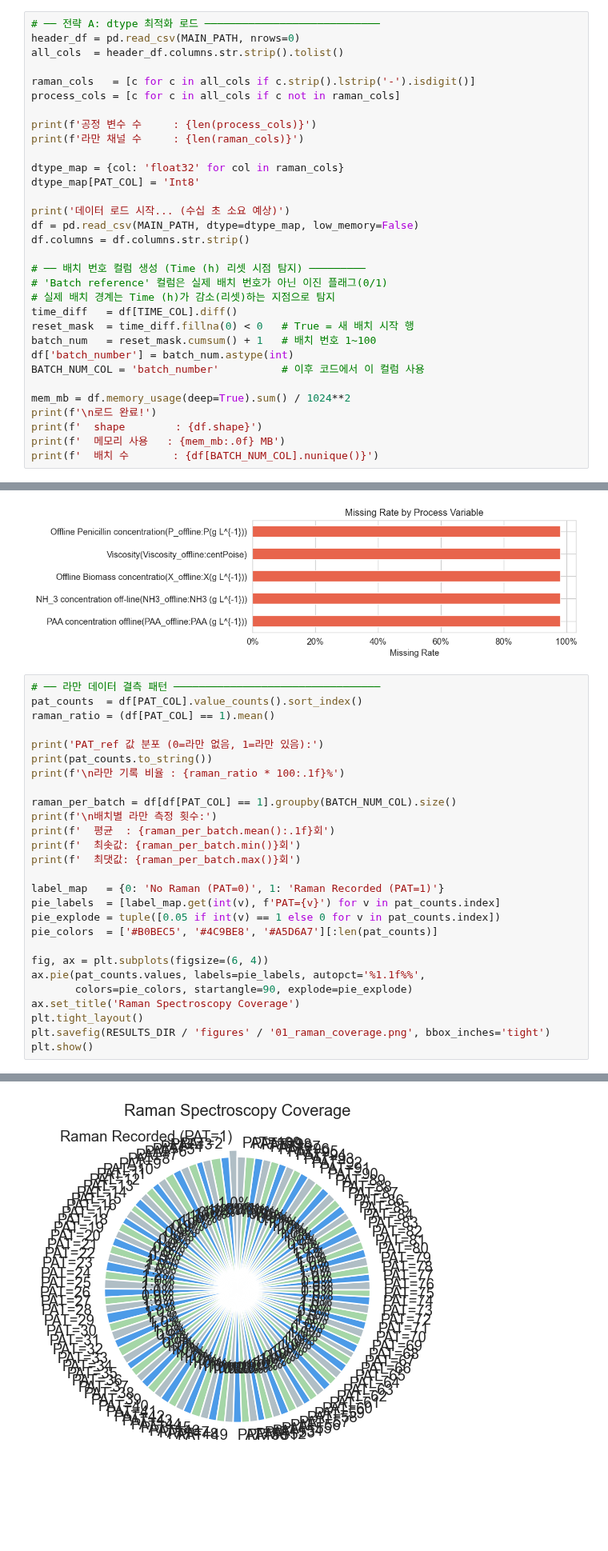
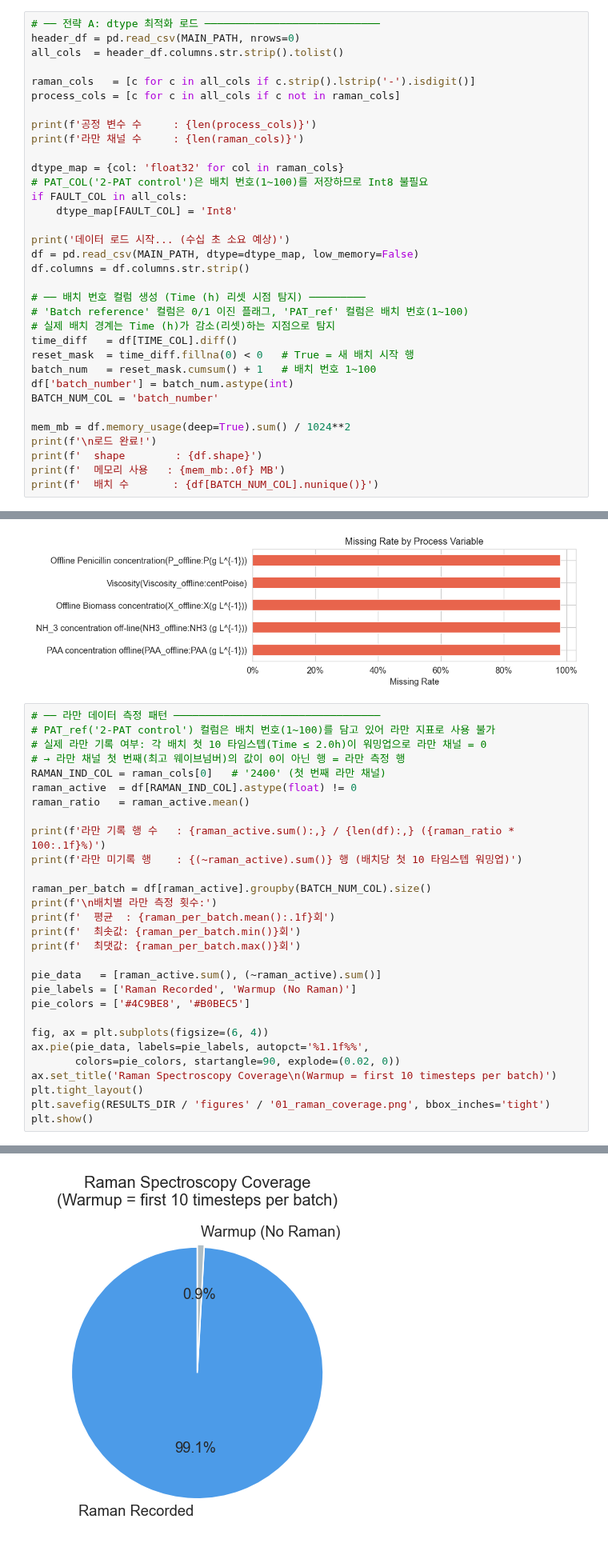
Before and after one commit to abc-engineer/indpensim-ai-research, a Jupyter notebook: notebooks/01_eda_statistical_analysis.ipynb, the cells around one changed output, grey strips where cells are left out. Shown at 80% size. Cells and saved outputs as stored; diff of their text form; blank space fills up the shorter version.

```diff
--- a/notebooks/01_eda_statistical_analysis.ipynb
+++ b/notebooks/01_eda_statistical_analysis.ipynb
@@ -86,20 +87,22 @@ print(f'공정 변수 수     : {len(process_cols)}')
 print(f'라만 채널 수     : {len(raman_cols)}')
 
 dtype_map = {col: 'float32' for col in raman_cols}
-dtype_map[PAT_COL] = 'Int8'
+# PAT_COL('2-PAT control')은 배치 번호(1~100)를 저장하므로 Int8 불필요
+if FAULT_COL in all_cols:
+    dtype_map[FAULT_COL] = 'Int8'
 
 print('데이터 로드 시작... (수십 초 소요 예상)')
 df = pd.read_csv(MAIN_PATH, dtype=dtype_map, low_memory=False)
 df.columns = df.columns.str.strip()
 
 # ── 배치 번호 컬럼 생성 (Time (h) 리셋 시점 탐지) ─────────
-# 'Batch reference' 컬럼은 실제 배치 번호가 아닌 이진 플래그(0/1)
+# 'Batch reference' 컬럼은 0/1 이진 플래그, 'PAT_ref' 컬럼은 배치 번호(1~100)
 # 실제 배치 경계는 Time (h)가 감소(리셋)하는 지점으로 탐지
 time_diff   = df[TIME_COL].diff()
 reset_mask  = time_diff.fillna(0) < 0   # True = 새 배치 시작 행
 batch_num   = reset_mask.cumsum() + 1   # 배치 번호 1~100
 df['batch_number'] = batch_num.astype(int)
-BATCH_NUM_COL = 'batch_number'          # 이후 코드에서 이 컬럼 사용
+BATCH_NUM_COL = 'batch_number'
 
 mem_mb = df.memory_usage(deep=True).sum() / 1024**2
 print(f'\n로드 완료!')
@@ -288,29 +291,31 @@ NH_3 concentration off-line(NH3_offline:NH3 (g L^{-1}))  0.981902
 PAA concentration offline(PAA_offline:PAA (g L^{-1}))    0.981902
 [figure]
 # %%
-# ── 라만 데이터 결측 패턴 ─────────────────────────────────
-pat_counts  = df[PAT_COL].value_counts().sort_index()
-raman_ratio = (df[PAT_COL] == 1).mean()
+# ── 라만 데이터 측정 패턴 ─────────────────────────────────
+# PAT_ref('2-PAT control') 컬럼은 배치 번호(1~100)를 담고 있어 라만 지표로 사용 불가
+# 실제 라만 기록 여부: 각 배치 첫 10 타임스텝(Time ≤ 2.0h)이 워밍업으로 라만 채널 = 0
+# → 라만 채널 첫 번째(최고 웨이브넘버)의 값이 0이 아닌 행 = 라만 측정 행
+RAMAN_IND_COL = raman_cols[0]   # '2400' (첫 번째 라만 채널)
+raman_active  = df[RAMAN_IND_COL].astype(float) != 0
+raman_ratio   = raman_active.mean()
 
-print('PAT_ref 값 분포 (0=라만 없음, 1=라만 있음):')
-print(pat_counts.to_string())
-print(f'\n라만 기록 비율 : {raman_ratio * 100:.1f}%')
+print(f'라만 기록 행 수   : {raman_active.sum():,} / {len(df):,} ({raman_ratio * 100:.1f}%)')
+print(f'라만 미기록 행    : {(~raman_active).sum()} 행 (배치당 첫 10 타임스텝 워밍업)')
 
-raman_per_batch = df[df[PAT_COL] == 1].groupby(BATCH_NUM_COL).size()
+raman_per_batch = df[raman_active].groupby(BATCH_NUM_COL).size()
 print(f'\n배치별 라만 측정 횟수:')
 print(f'  평균  : {raman_per_batch.mean():.1f}회')
 print(f'  최솟값: {raman_per_batch.min()}회')
 print(f'  최댓값: {raman_per_batch.max()}회')
 
-label_map   = {0: 'No Raman (PAT=0)', 1: 'Raman Recorded (PAT=1)'}
-pie_labels  = [label_map.get(int(v), f'PAT={v}') for v in pat_counts.index]
-pie_explode = tuple([0.05 if int(v) == 1 else 0 for v in pat_counts.index])
-pie_colors  = ['#B0BEC5', '#4C9BE8', '#A5D6A7'][:len(pat_counts)]
+pie_data   = [raman_active.sum(), (~raman_active).sum()]
+pie_labels = ['Raman Recorded', 'Warmup (No Raman)']
+pie_colors = ['#4C9BE8', '#B0BEC5']
 
 fig, ax = plt.subplots(figsize=(6, 4))
-ax.pie(pat_counts.values, labels=pie_labels, autopct='%1.1f%%',
-       colors=pie_colors, startangle=90, explode=pie_explode)
-ax.set_title('Raman Spectroscopy Coverage')
+ax.pie(pie_data, labels=pie_labels, autopct='%1.1f%%',
+       colors=pie_colors, startangle=90, explode=(0.02, 0))
+ax.set_title('Raman Spectroscopy Coverage\n(Warmup = first 10 timesteps per batch)')
 plt.tight_layout()
 plt.savefig(RESULTS_DIR / 'figures' / '01_raman_coverage.png', bbox_inches='tight')
 plt.show()
@@ -335,4 +330,4 @@ PAT_ref 값 분포 (0=라만 없음, 1=라만 있음):
-[figure, old version]
+[figure, new version]
 # %%
 # ── 중복 행 확인 ──────────────────────────────────────────
 dup_count = df.duplicated().sum()
```
Also changed, not shown: parts of 11 cells of this notebook, 19 other files.
